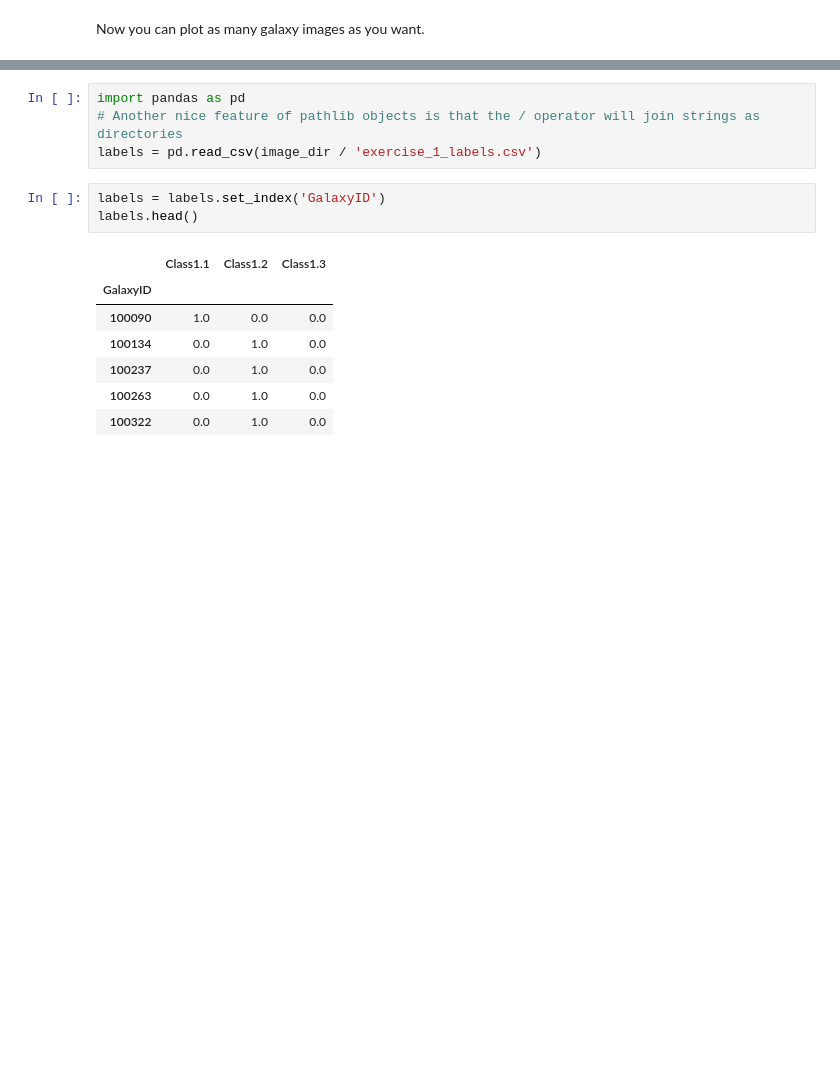
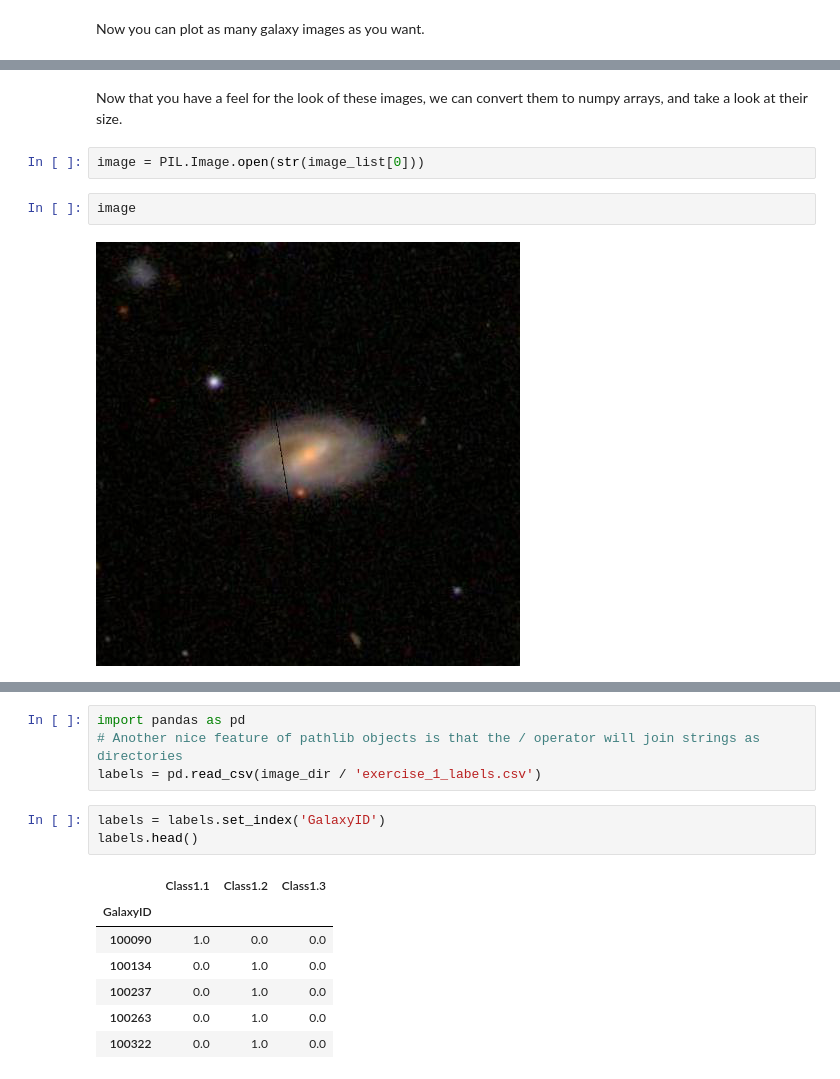
Before and after one commit to TheLuckyPie/Galaxy_Identification_ML_Project, a Jupyter notebook: notebooks/GalaxyZooDataExploration.ipynb, the cells around one changed output, grey strips where cells are left out. Saved outputs shown, nothing was run; the diff lists cells and outputs as text; blank space fills up the shorter version.

```diff
--- a/notebooks/GalaxyZooDataExploration.ipynb
+++ b/notebooks/GalaxyZooDataExploration.ipynb
@@ -33,0 +36,8 @@ for i in range(n_plot):
+# %% [markdown]
+Now that you have a feel for the look of these images, we can convert them to numpy arrays, and take a look at their size.
+# %%
+image = PIL.Image.open(str(image_list[0]))
+# %%
+image
+# %% [output]
+[figure, added]
```
Also changed, not shown: parts of 13 cells of this notebook.
